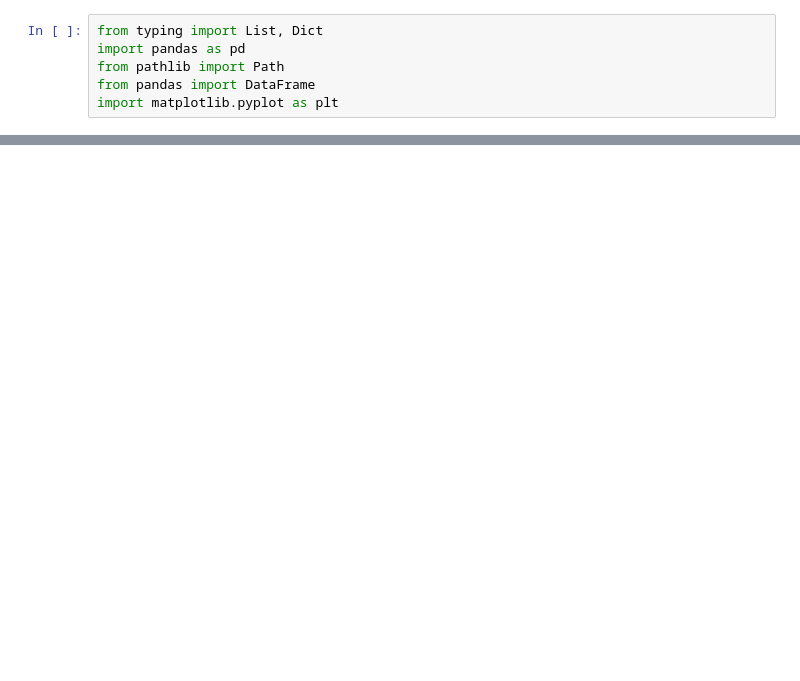
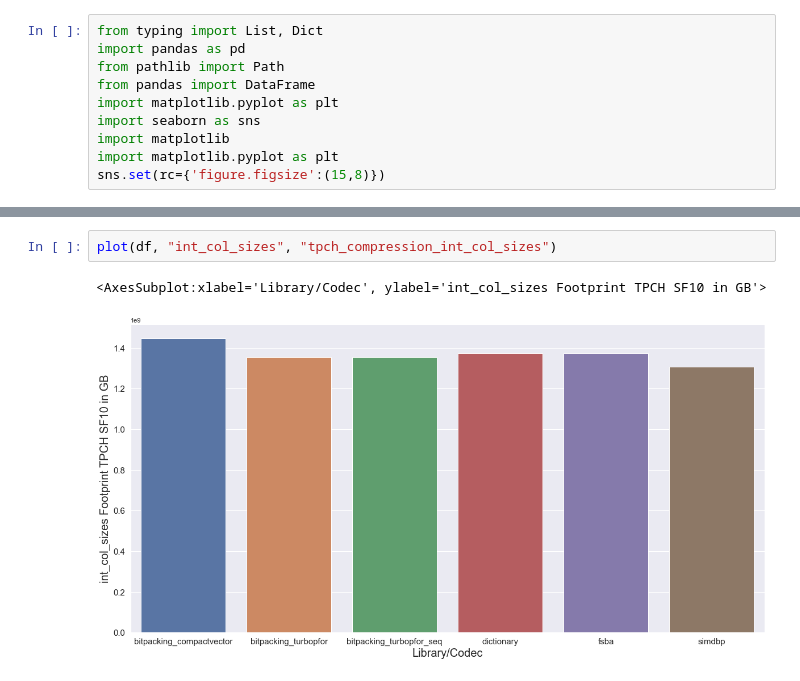
Before and after one commit to linuslh1996/column-compression, a Jupyter notebook: notebooks/AnalyseSizes.ipynb, the cells around one changed output, grey strips where cells are left out. Cells and saved outputs as stored; diff of their text form; blank space fills up the shorter version.

```diff
--- a/notebooks/AnalyseSizes.ipynb
+++ b/notebooks/AnalyseSizes.ipynb
@@ -4,4 +4,8 @@ import pandas as pd
 from pathlib import Path
 from pandas import DataFrame
 import matplotlib.pyplot as plt
+import seaborn as sns
+import matplotlib
+import matplotlib.pyplot as plt
+sns.set(rc={'figure.figsize':(15,8)})
 # %%
@@ -124,0 +141,5 @@ turbopfor["size_in_bytes"].sum() / dictionary["size_in_bytes"].sum()
+# %%
+plot(df, "int_col_sizes", "tpch_compression_int_col_sizes")
+# %% [output]
+<AxesSubplot:xlabel='Library/Codec', ylabel='int_col_sizes Footprint TPCH SF10 in GB'>
+[figure, added]
```
Also changed, not shown: parts of 13 cells of this notebook, 21 other files.
